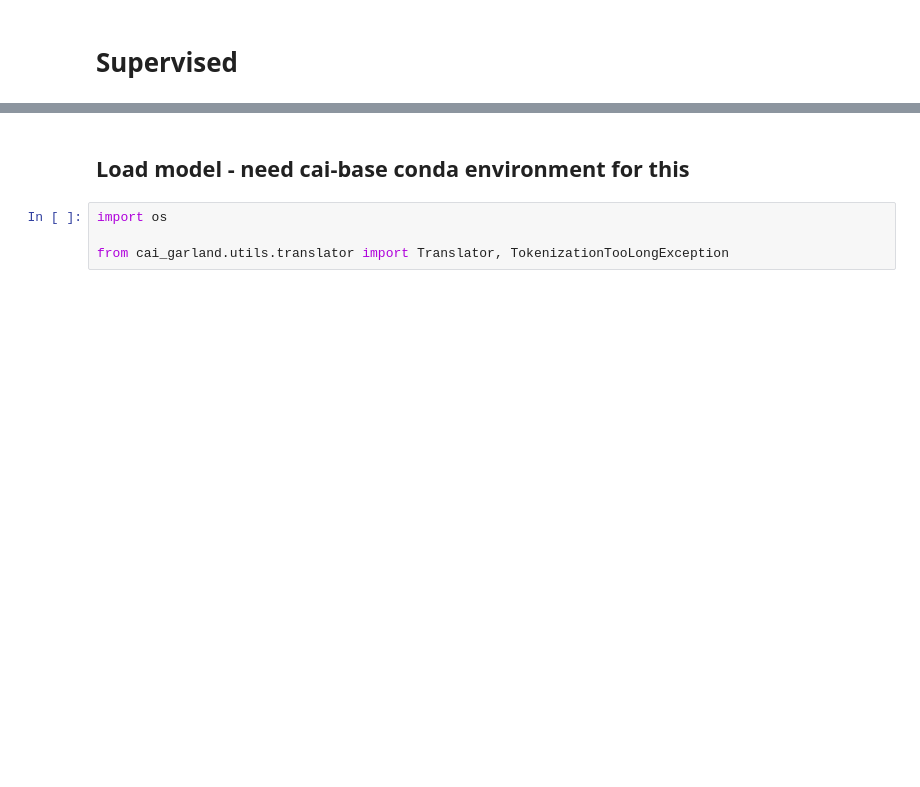
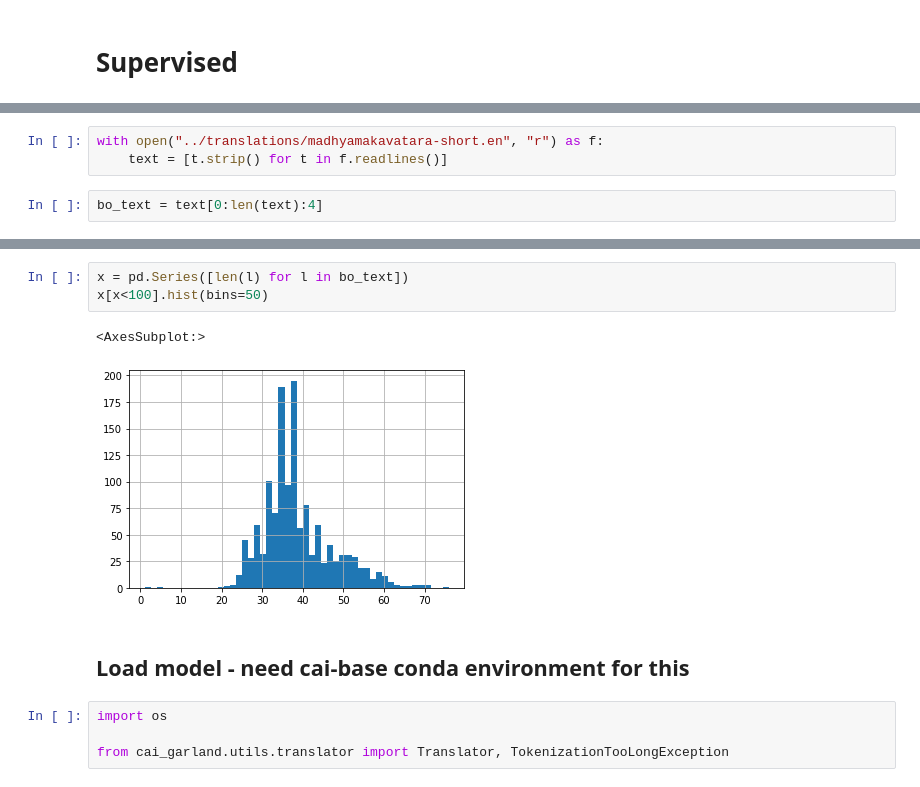
Before and after one commit to CompassionAI/garland, a Jupyter notebook: notebooks/Translation evaluation.ipynb, the cells around one changed output, grey strips where cells are left out. Drawn from its saved outputs; the diff is of its cells as text; blank space fills up the shorter version.

```diff
--- a/notebooks/Translation evaluation.ipynb
+++ b/notebooks/Translation evaluation.ipynb
@@ -2,0 +31,5 @@
+# %%
+with open("../translations/madhyamakavatara-short.en", "r") as f:
+    text = [t.strip() for t in f.readlines()]
+# %%
+bo_text = text[0:len(text):4]
@@ -3,3 +40,9 @@
+# %%
+x = pd.Series([len(l) for l in bo_text])
+x[x<100].hist(bins=50)
+# %% [output]
+<AxesSubplot:>
+[figure, added]
 # %% [markdown]
 ## Load model - need cai-base conda environment for this
 # %%
```
Also changed, not shown: parts of 7 cells of this notebook.
